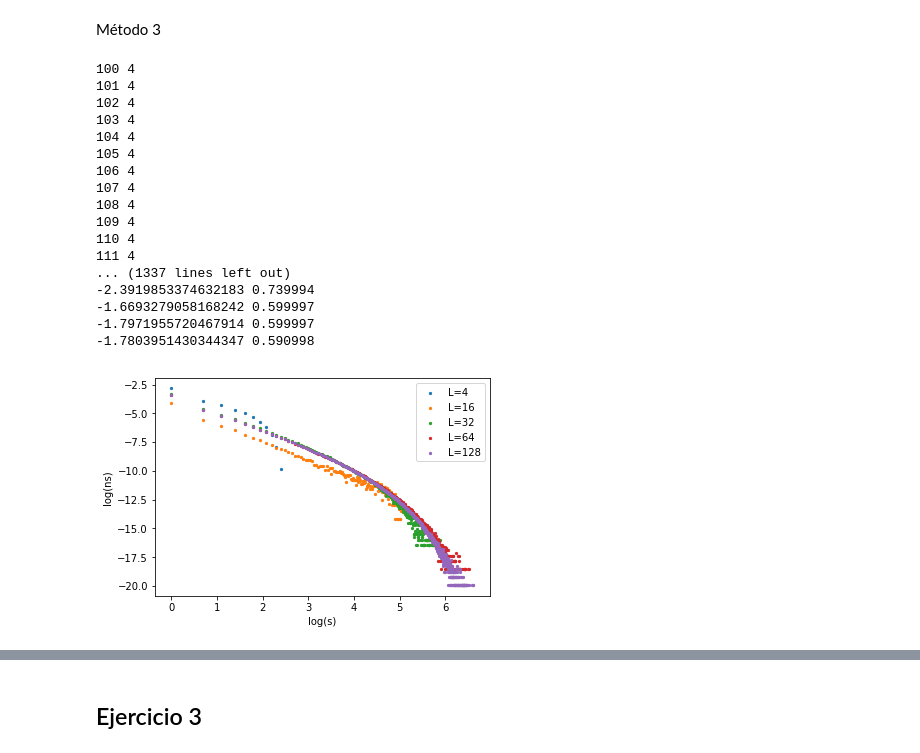
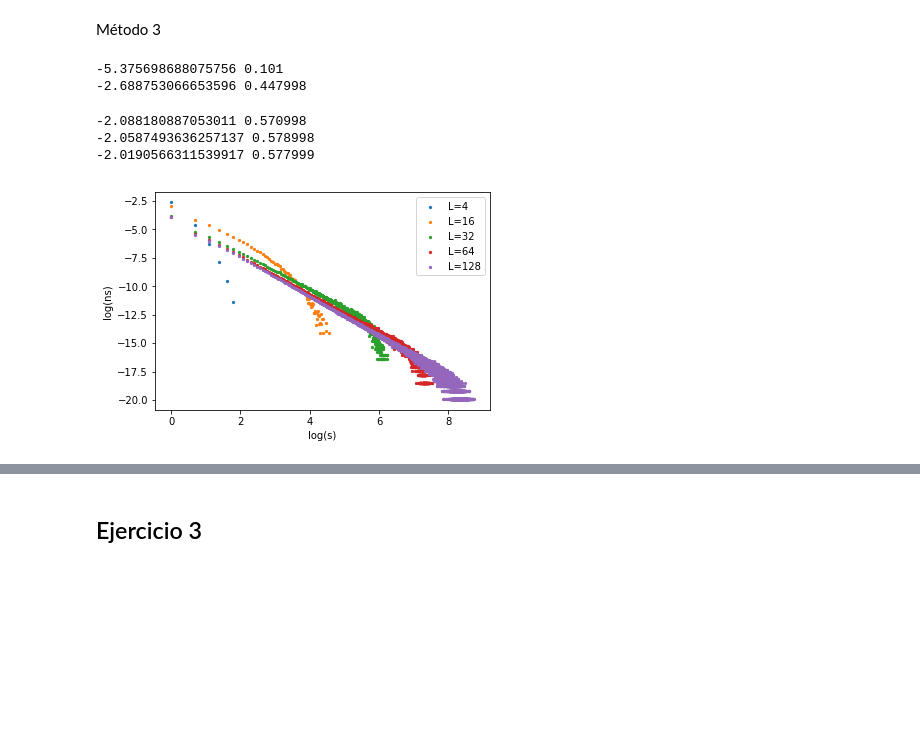
Before and after one commit to Luciousboy/computacional, a Jupyter notebook: graficador.ipynb, the cells around one changed output, grey strips where cells are left out. Drawn from its saved outputs; the diff is of its cells as text; code cells hidden in the pictures; blank space fills up the shorter version.

```diff
--- a/graficador.ipynb
+++ b/graficador.ipynb
@@ -279,7 +279,7 @@ restar=[-8,-15,-16,-17,-20]
 pc_L3=[]
 for k,l in enumerate(L):
     Resultados=[]
-    for i in range(100,len(ns_total[k])):
+    for i in range(1,len(ns_total[k])):
         ns=[r/int(l)**2 for r in ns_total[k][i]]
   #     ns=ns_total[k][i]
    #     print(ns[2:5])
@@ -287,7 +287,7 @@ for k,l in enumerate(L):
         list_s=[]
         for j in range(1,len(ns)):
             if(ns[j]>0):
-                list_ns.append(np.log(ns[j]));
+                list_ns.append(np.log(ns[j]/int(l)**2));
                 list_s.append(np.log(j));
         '''
         try:
@@ -298,66 +298,60 @@ for k,l in enumerate(L):
         #if tau>2:
 
         chi=0
         p=prob_total[k][i]
 
         for j in range(1,len(list_ns)):
               #res=(list_ns[j]-np.log(p/zeta(tau-1,1))-tau*np.log(list_s[j]))
             res=(list_ns[j]-out[1]-tau*(list_s[j]))
             chi+=res**2
         Resultados.append([prob_total[k][i],tau,out[1],chi])
         '''
+       #
+        p=prob_total[k][i]
         try:
-            [tau,q]=np.polyfit(list_s[0:-100],list_ns[0:-100],1)
+            [tau,q]=np.polyfit(list_s,list_ns,1)
+
+            if -tau>2:
+                    for j in range(1,len(ns)):
+                        if(ns[j]>0):
+                            res=(np.log(ns[j])-(tau*np.log(j)+np.log(p/zeta(-tau-1,1))))**2
+
+                        else:
+                            res=(-20-(tau*np.log(j)+q))**2
+                        chi+=res
+            else:
+                    for j in range(1,len(ns)):
+                        if(ns[j]>0):
+                            res=(np.log(ns[j])(tau*np.log(j)+q))**2
+
+                        else:
+                            res=(restar[k]-(tau*np.log(j)+q))**2
+                        chi+=res
+            Resultados.append([prob_total[k][i],tau,q,chi])
         except:
-            print(i,l)
+            #print(i,l)
+            tau=0
+            q=0
         #plt.scatter(log_s,log_ns)
         chi=0
-        if -tau>2:
-            for j in range(1,len(ns)):
-                if(ns[j]>0):
-                    res=(np.log(ns[j])-(tau*np.log(j)+np.log(p/zeta(-tau-1,1))))**2
 
-                else:
-                    res=(-20-(tau*np.log(j)+q))**2
-                chi+=res
-        else:
-            for j in range(1,len(ns)):
-                if(ns[j]>0):
-                    res=(np.log(ns[j])-(tau*np.log(j)+q))**2
-
-                else:
-                    res=(-20-(tau*np.log(j)+q))**2
-                chi+=res
-        Resultados.append([prob_total[k][i],tau,q,chi])
 
     arg=np.argmin([i[3] for i in Resultados])
     PC=Resultados[arg][0]
     plt.scatter(np.log(range(0,len(ns_total[k][arg]))),np.log([r/int(l)**2 for r in ns_total[k][arg]]),s=5)
     tau=Resultados[arg][1] #tau correspondiente al min
     #Printeamos todos los tau a ver si alguno da mejor
     print(tau,PC)
     pc_L3.append([l,pc,0.1])
 plt.legend(['L='+l for l in L])
 plt.xlabel('log(s)')
 plt.ylabel('log(ns)')
 ##plt.title('distribución de los ns para las pc')
 plt.show()
 # %% [output]
-100 4
-101 4
-102 4
-103 4
-104 4
-105 4
-106 4
-107 4
-108 4
-109 4
-110 4
-111 4
-... (1337 lines left out)
--2.3919853374632183 0.739994
--1.6693279058168242 0.599997
--1.7971955720467914 0.599997
--1.7803951430344347 0.590998
+-5.375698688075756 0.101
+-2.688753066653596 0.447998
+-2.088180887053011 0.570998
+-2.0587493636257137 0.578998
+-2.0190566311539917 0.577999
-[figure, old version]
+[figure, new version]
```
Also changed, not shown: parts of 17 cells of this notebook, 11 other files.
